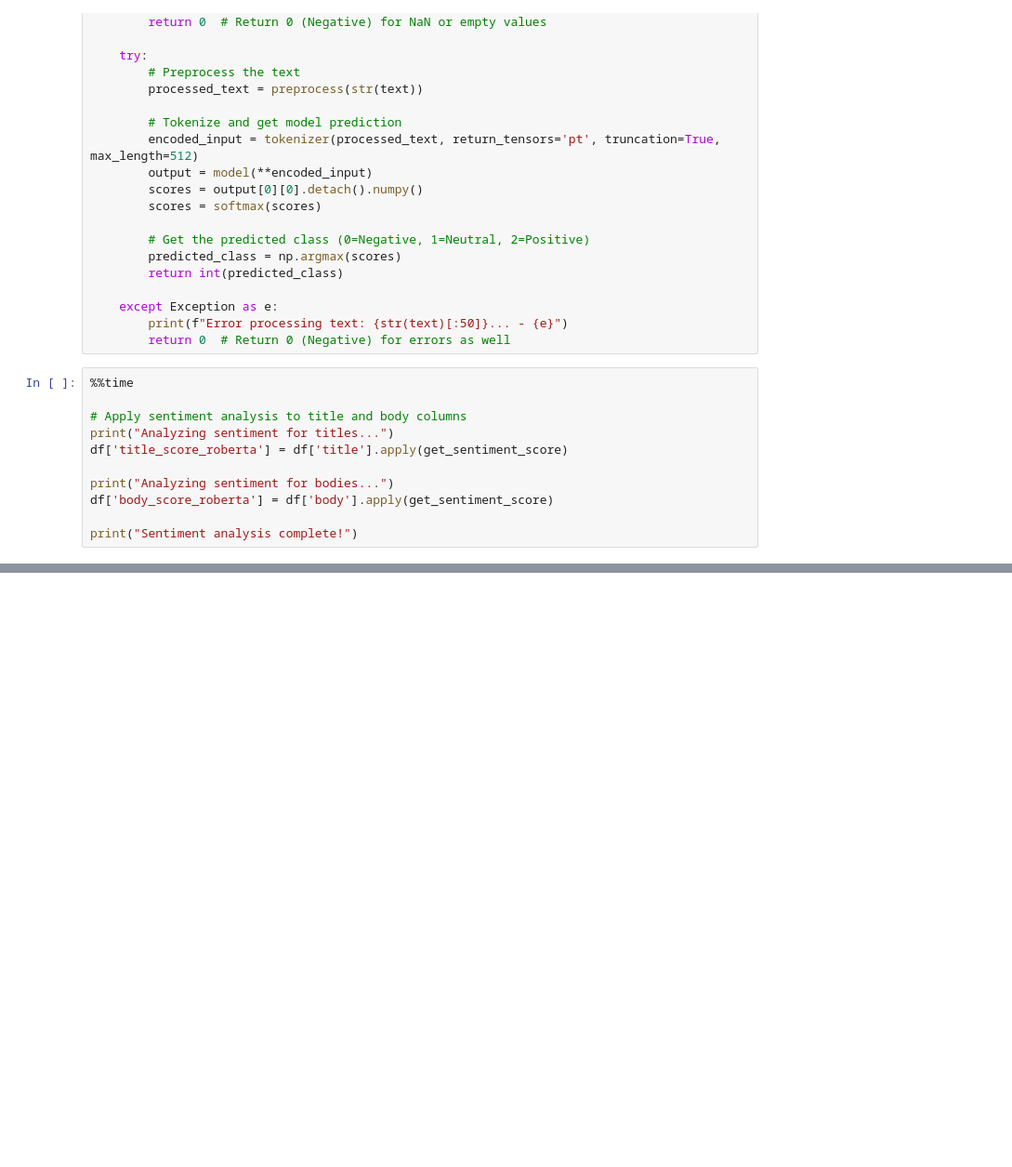
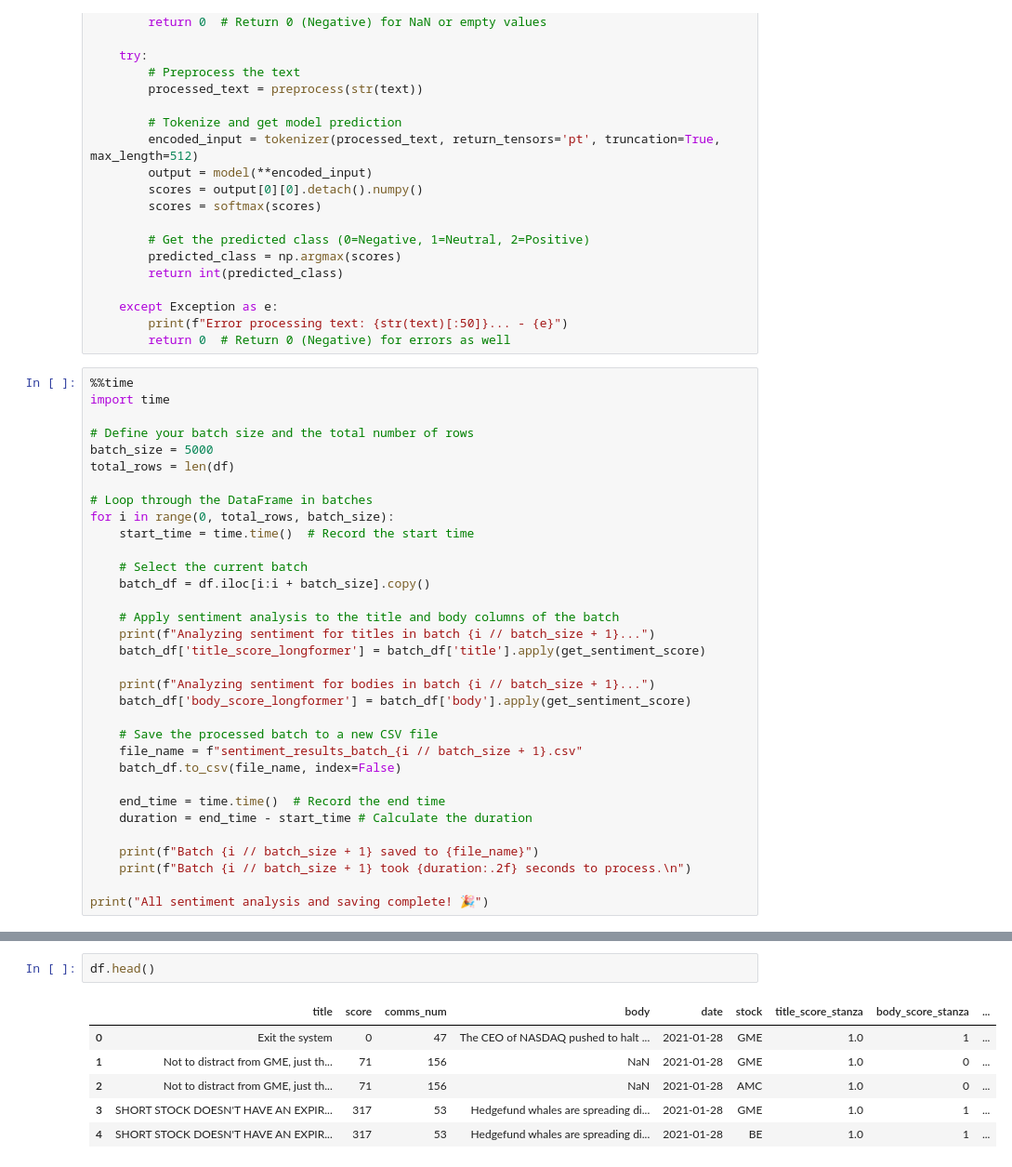
Before and after one commit to wadevs14161/trading-on-sentiment, a Jupyter notebook: stock_server_v1/data/sentiment_analysis_huggingface.ipynb, the cells around one changed output, grey strips where cells are left out. Shown at 93% size. Drawn from its saved outputs; the diff is of its cells as text; blank space fills up the shorter version.

```diff
--- a/stock_server_v1/data/sentiment_analysis_huggingface.ipynb
+++ b/stock_server_v1/data/sentiment_analysis_huggingface.ipynb
@@ -74,13 +76,35 @@ def get_sentiment_score(text):
         return 0  # Return 0 (Negative) for errors as well
 # %%
 %%time
+import time
 
-# Apply sentiment analysis to title and body columns
-print("Analyzing sentiment for titles...")
-df['title_score_roberta'] = df['title'].apply(get_sentiment_score)
+# Define your batch size and the total number of rows
+batch_size = 5000
+total_rows = len(df)
 
-print("Analyzing sentiment for bodies...")
-df['body_score_roberta'] = df['body'].apply(get_sentiment_score)
+# Loop through the DataFrame in batches
+for i in range(0, total_rows, batch_size):
+    start_time = time.time()  # Record the start time
 
-print("Sentiment analysis complete!")
+    # Select the current batch
+    batch_df = df.iloc[i:i + batch_size].copy()
+
+    # Apply sentiment analysis to the title and body columns of the batch
+    print(f"Analyzing sentiment for titles in batch {i // batch_size + 1}...")
+    batch_df['title_score_longformer'] = batch_df['title'].apply(get_sentiment_score)
+
+    print(f"Analyzing sentiment for bodies in batch {i // batch_size + 1}...")
+    batch_df['body_score_longformer'] = batch_df['body'].apply(get_sentiment_score)
+
+    # Save the processed batch to a new CSV file
+    file_name = f"sentiment_results_batch_{i // batch_size + 1}.csv"
+    batch_df.to_csv(file_name, index=False)
+
+    end_time = time.time()  # Record the end time
+    duration = end_time - start_time # Calculate the duration
+
+    print(f"Batch {i // batch_size + 1} saved to {file_name}")
+    print(f"Batch {i // batch_size + 1} took {duration:.2f} seconds to process.\n")
+
+print("All sentiment analysis and saving complete! 🎉")
 # %% [output]
@@ -106,0 +158,9 @@ RangeIndex(start=0, stop=55546, step=1)
+# %%
+df.head()
+# %% [output]
+|  | title | score | comms_num | body | date | stock | title_score_stanza | body_score_stanza | ... |
+| 0 | Exit the system | 0 | 47 | The CEO of NASDAQ pushed to halt ... | 2021-01-28 | GME | 1.0 | 1 | ... |
+| 1 | Not to distract from GME, just th... | 71 | 156 | NaN | 2021-01-28 | GME | 1.0 | 0 | ... |
+| 2 | Not to distract from GME, just th... | 71 | 156 | NaN | 2021-01-28 | AMC | 1.0 | 0 | ... |
+| 3 | SHORT STOCK DOESN'T HAVE AN EXPIR... | 317 | 53 | Hedgefund whales are spreading di... | 2021-01-28 | GME | 1.0 | 1 | ... |
+| 4 | SHORT STOCK DOESN'T HAVE AN EXPIR... | 317 | 53 | Hedgefund whales are spreading di... | 2021-01-28 | BE | 1.0 | 1 | ... |
```
Also changed, not shown: parts of 10 cells of this notebook, 1 other file.
